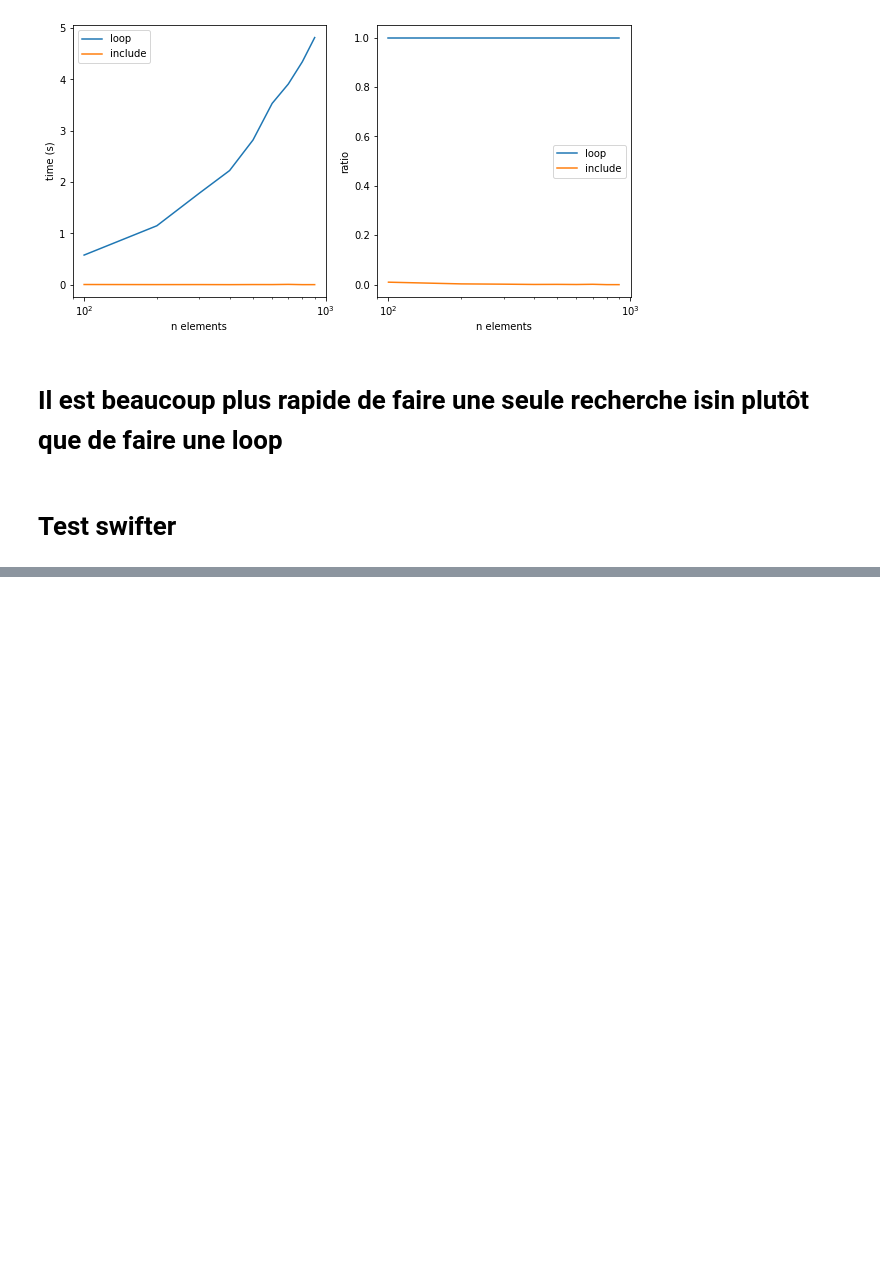
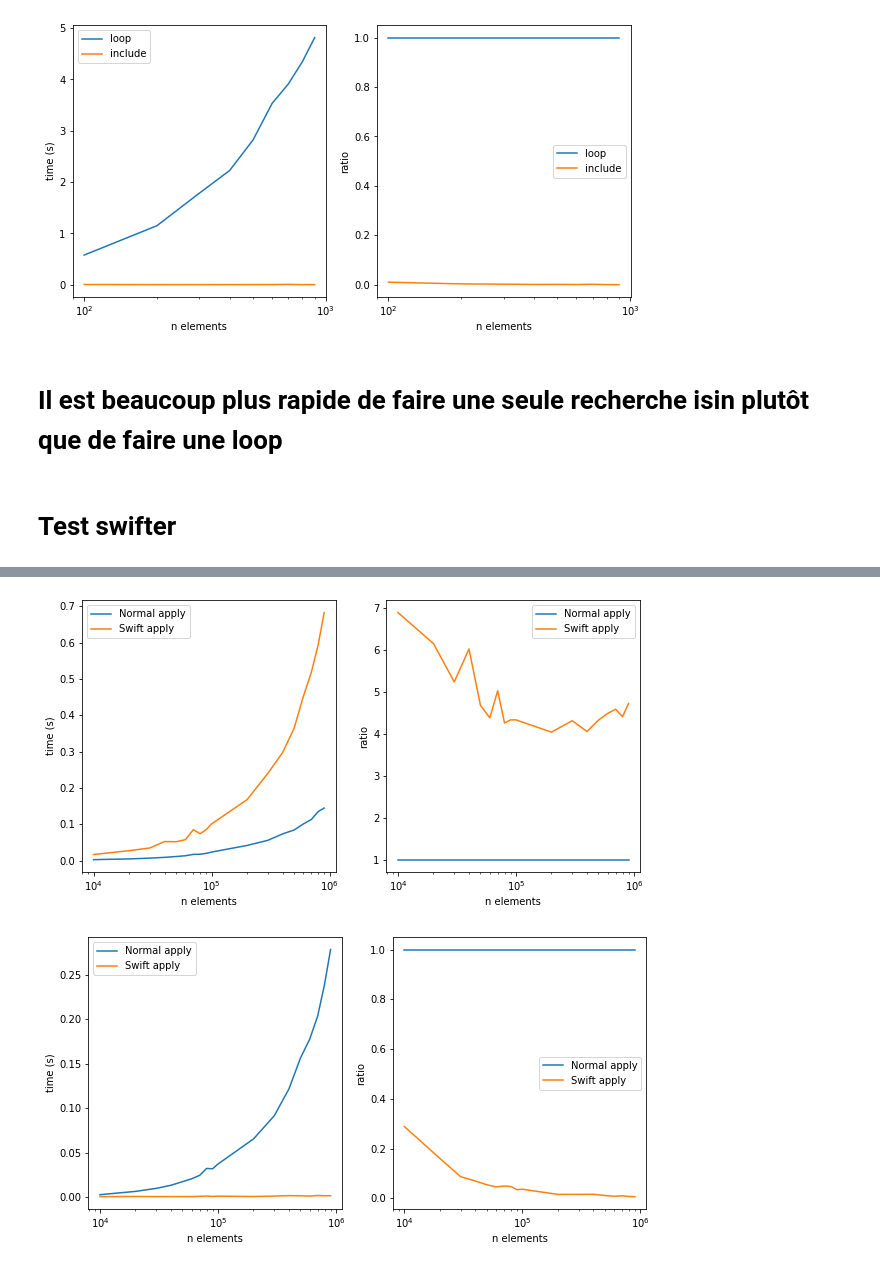
Before and after one commit to JohnnyChen765/test_python, a Jupyter notebook: python_test.ipynb, the cells around one changed output, grey strips where cells are left out. Drawn from its saved outputs; the diff is of its cells as text; code cells hidden in the pictures; blank space fills up the shorter version.

```diff
--- a/python_test.ipynb
+++ b/python_test.ipynb
@@ -229,0 +215,38 @@ swift apply took 26.29851460456848 s | 26298.51460456848 ms | 26298514.60456848
+# %%
+
+values = ['a', 'b', 'c']
+
+def add(value):
+    # fonction que swifter ne vectorise pas
+    return values[value % 3]
+
+def add_vectorized(value):
+    return value + 1
+
+def add_sleep(value):
+    time.sleep(1e-9)
+    add(value)
+
+
+plot_test([10 * 1000, 1000 * 1000],
+    dico_task={
+        "Normal apply": lambda data: data.value.apply(add),
+        "Swift apply": lambda data: data.value.swifter.apply(add)
+    },
+    create_data_func=lambda n: pd.DataFrame([
+            {"name": str(i), "value": i} for i in range(n)
+        ])
+)
+
+plot_test([10 * 1000, 1000 * 1000],
+    dico_task={
+        "Normal apply": lambda data: data.value.apply(add_vectorized),
+        "Swift apply": lambda data: data.value.swifter.apply(add_vectorized)
+    },
+    create_data_func=lambda n: pd.DataFrame([
+            {"name": str(i), "value": i} for i in range(n)
+        ])
+)
+# %% [output]
+[figure, added]
+[figure, added]
```
Also changed, not shown: parts of 3 cells of this notebook.
